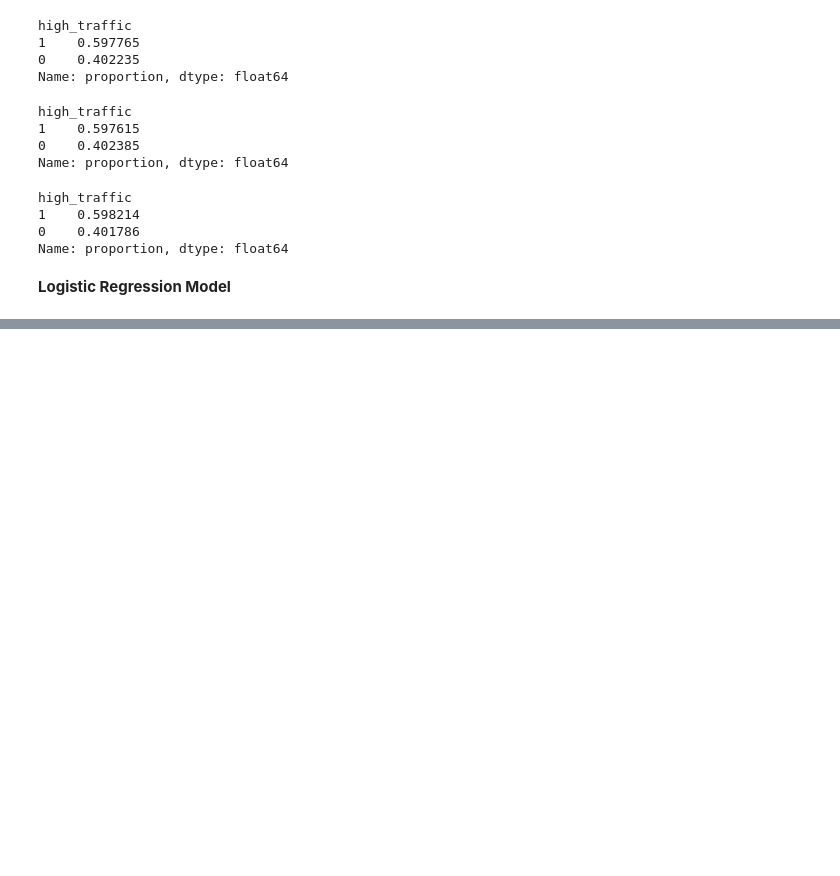
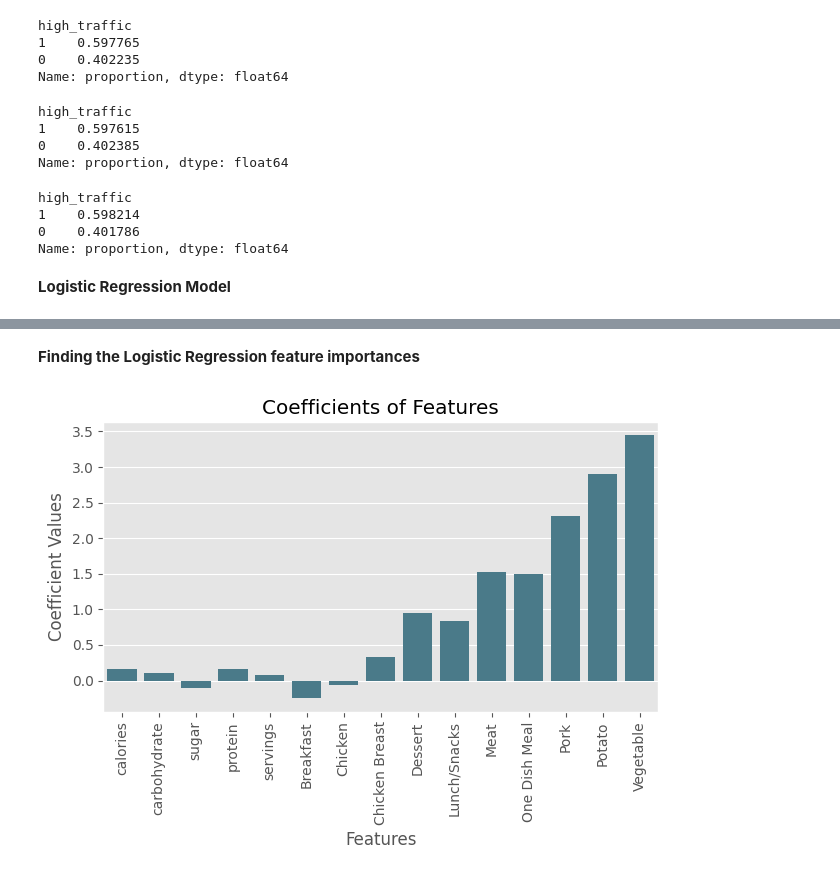
Before and after one commit to kntvrl/predicting_high_traffic_recipes_project, a Jupyter notebook: recipe.ipynb, the cells around one changed output, grey strips where cells are left out. Saved outputs shown, nothing was run; the diff lists cells and outputs as text; code cells hidden in the pictures; blank space fills up the shorter version.

```diff
--- a/recipe.ipynb
+++ b/recipe.ipynb
@@ -860,0 +918,15 @@ pipeline = Pipeline(("classifier",lr))
+# %% [markdown]
+**Finding the Logistic Regression feature importances**
+# %%
+coef_values = lr_model.named_steps["classifier"].coef_[0]
+columns = X_train.columns
+
+sns.barplot(x=columns, y=coef_values)
+plt.xlabel("Features")
+plt.ylabel("Coefficient Values")
+plt.title("Coefficients of Features")
+plt.xticks(rotation=90)
+plt.tight_layout()
+plt.show()
+# %% [output]
+[figure, added]
```
Also changed, not shown: parts of 10 cells of this notebook.
